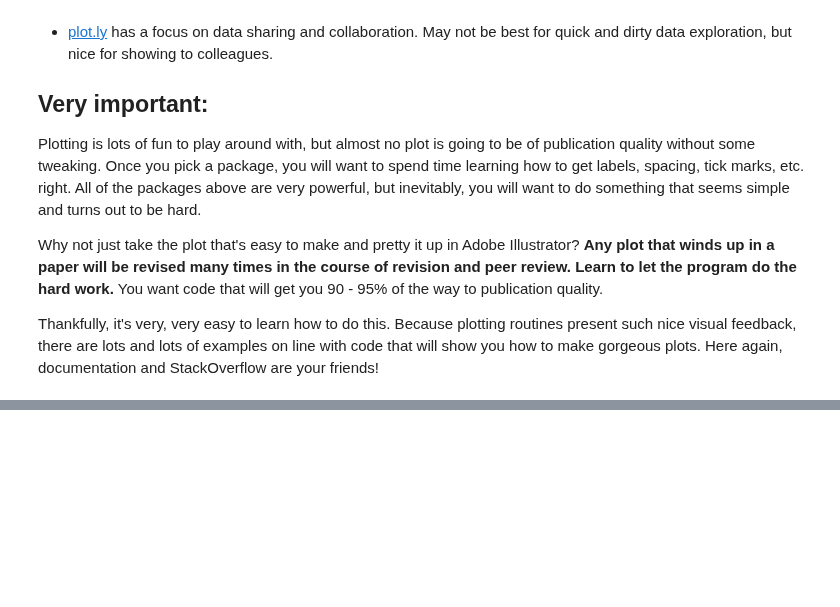
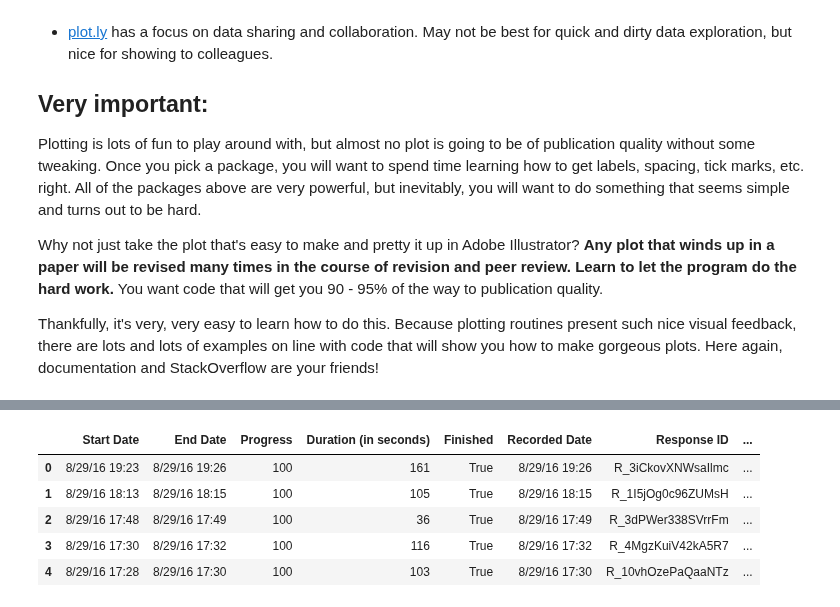
Before and after one commit to jmxpearson/DIBS_materials, a Jupyter notebook: python/Basic Data Analysis.ipynb, the cells around one changed output, grey strips where cells are left out. Drawn from its saved outputs; the diff is of its cells as text; code cells hidden in the pictures; blank space fills up the shorter version.

```diff
--- a/python/Basic Data Analysis.ipynb
+++ b/python/Basic Data Analysis.ipynb
@@ -582,0 +592,9 @@ Thankfully, it's very, very easy to learn how to do this. Because plotting routi
+# %%
+dat.head()
+# %% [output]
+|  | Start Date | End Date | Progress | Duration (in seconds) | Finished | Recorded Date | Response ID | ... |
+| 0 | 8/29/16 19:23 | 8/29/16 19:26 | 100 | 161 | True | 8/29/16 19:26 | R_3iCkovXNWsaIlmc | ... |
+| 1 | 8/29/16 18:13 | 8/29/16 18:15 | 100 | 105 | True | 8/29/16 18:15 | R_1I5jOg0c96ZUMsH | ... |
+| 2 | 8/29/16 17:48 | 8/29/16 17:49 | 100 | 36 | True | 8/29/16 17:49 | R_3dPWer338SVrrFm | ... |
+| 3 | 8/29/16 17:30 | 8/29/16 17:32 | 100 | 116 | True | 8/29/16 17:32 | R_4MgzKuiV42kA5R7 | ... |
+| 4 | 8/29/16 17:28 | 8/29/16 17:30 | 100 | 103 | True | 8/29/16 17:30 | R_10vhOzePaQaaNTz | ... |
```
Also changed, not shown: parts of 19 cells of this notebook, 1 other file.
